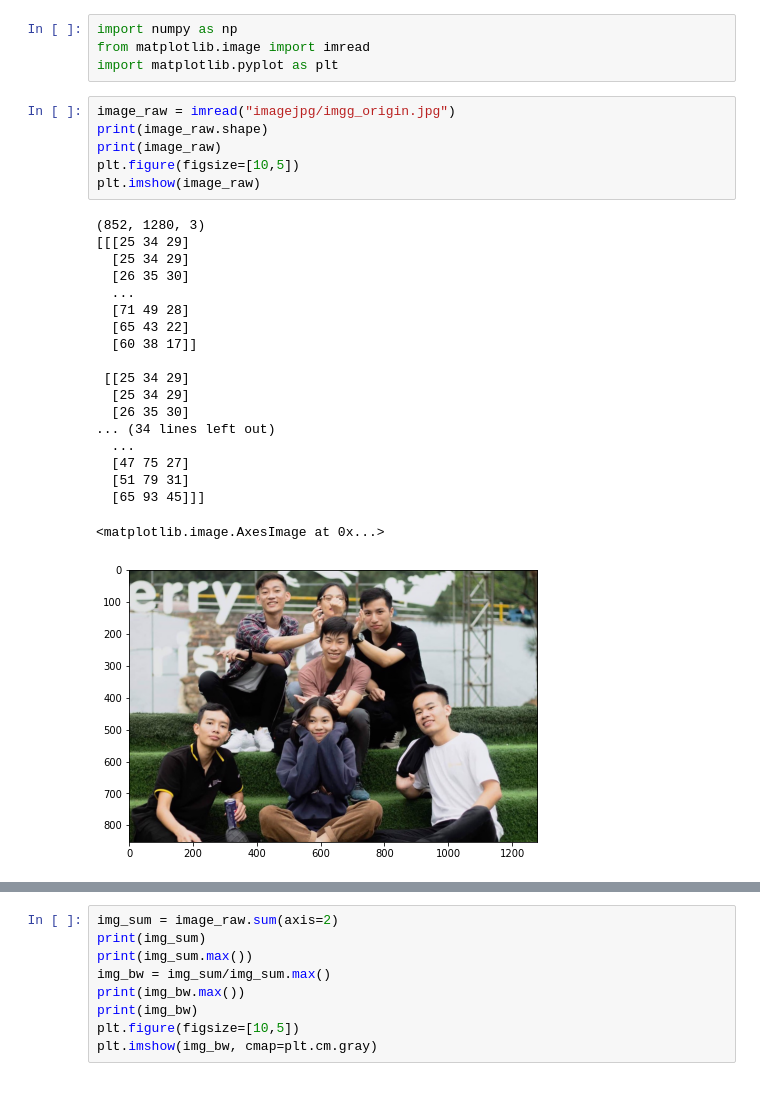
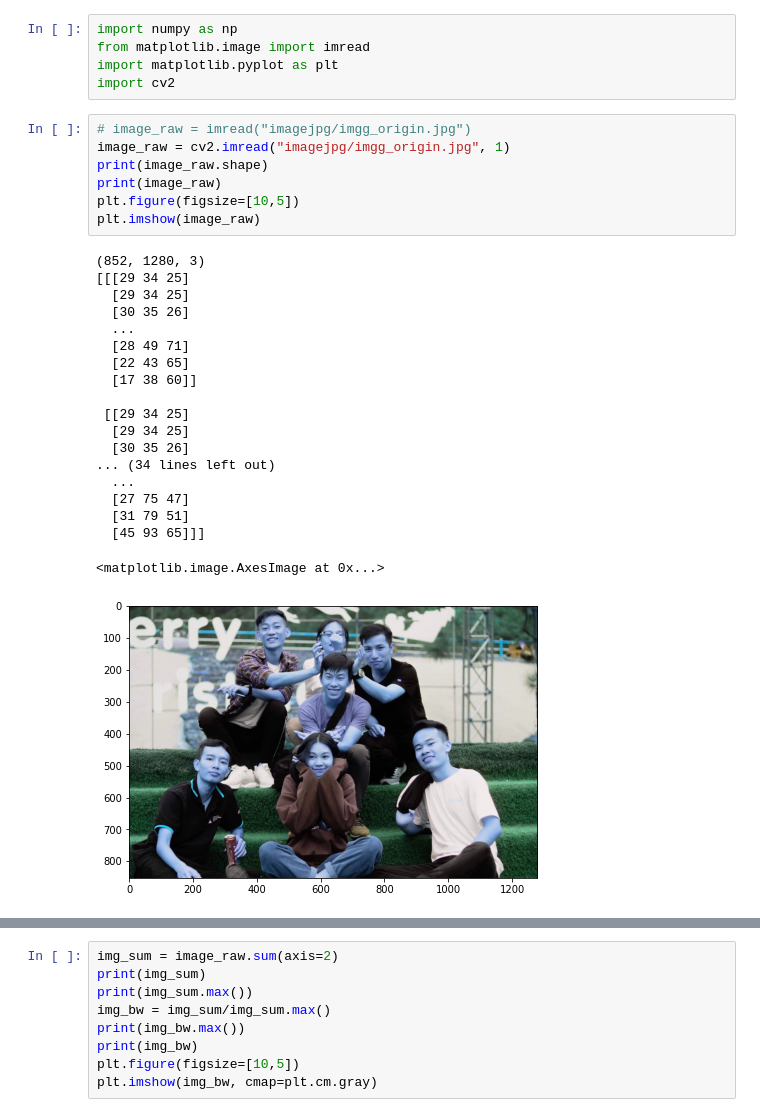
Before and after one commit to thaiph99/image-compression-with_PCA, a Jupyter notebook: demo_img_compression1.ipynb, the cells around one changed output, grey strips where cells are left out. Drawn from its saved outputs; the diff is of its cells as text.

```diff
--- a/demo_img_compression1.ipynb
+++ b/demo_img_compression1.ipynb
@@ -2,32 +2,34 @@
 import numpy as np
 from matplotlib.image import imread
 import matplotlib.pyplot as plt
+import cv2
 # %%
-image_raw = imread("imagejpg/imgg_origin.jpg")
+# image_raw = imread("imagejpg/imgg_origin.jpg")
+image_raw = cv2.imread("imagejpg/imgg_origin.jpg", 1)
 print(image_raw.shape)
 print(image_raw)
 plt.figure(figsize=[10,5])
 plt.imshow(image_raw)
 # %% [output]
 (852, 1280, 3)
-[[[25 34 29]
-  [25 34 29]
-  [26 35 30]
+[[[29 34 25]
+  [29 34 25]
+  [30 35 26]
   ...
-  [71 49 28]
-  [65 43 22]
-  [60 38 17]]
+  [28 49 71]
+  [22 43 65]
+  [17 38 60]]
 
- [[25 34 29]
-  [25 34 29]
-  [26 35 30]
+ [[29 34 25]
+  [29 34 25]
+  [30 35 26]
 ... (34 lines left out)
   ...
-  [47 75 27]
-  [51 79 31]
-  [65 93 45]]]
+  [27 75 47]
+  [31 79 51]
+  [45 93 65]]]
 <matplotlib.image.AxesImage at 0x...>
-[figure, old version]
+[figure, new version]
 # %%
 print(image_raw[:, :, 1])
 plt.imshow(image_raw[:, :, 0])
```
Also changed, not shown: parts of 4 cells of this notebook, 6 other files.
